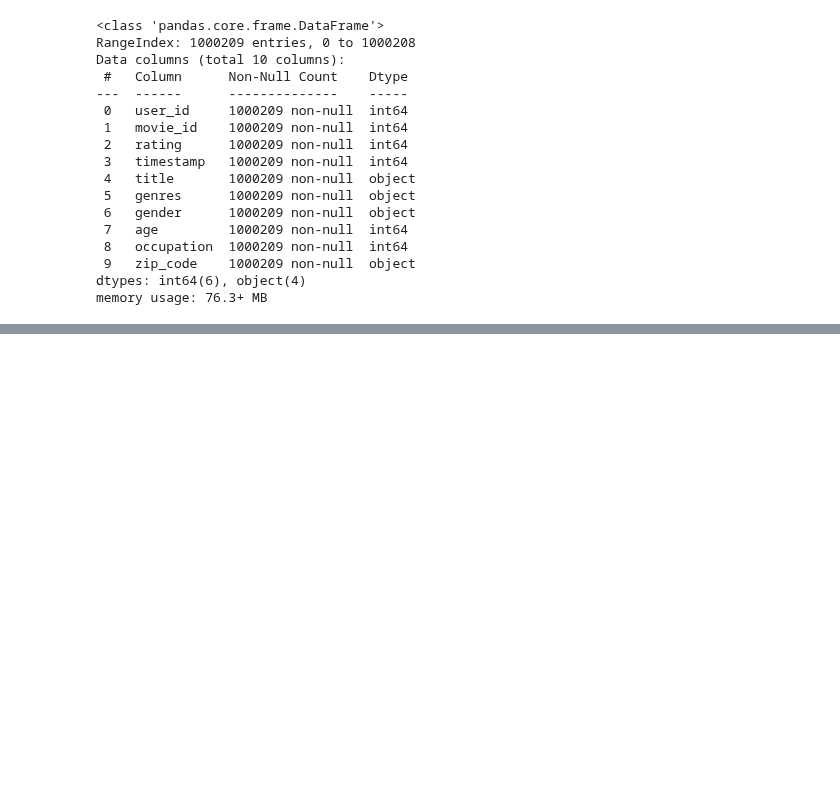
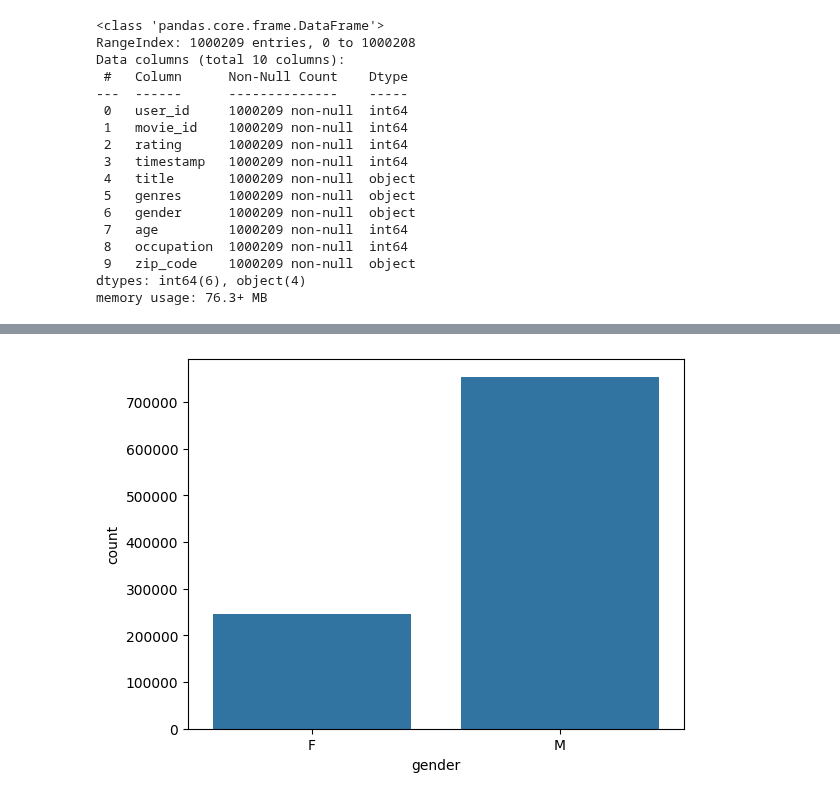
Before and after one commit to JakeOh/202511_BD53, a Jupyter notebook: lab_python/da14_movielens.ipynb, the cells around one changed output, grey strips where cells are left out. Saved outputs shown, nothing was run; the diff lists cells and outputs as text; code cells hidden in the pictures; blank space fills up the shorter version.

```diff
--- a/lab_python/da14_movielens.ipynb
+++ b/lab_python/da14_movielens.ipynb
@@ -190,0 +209,5 @@ memory usage: 76.3+ MB
+# %%
+sns.countplot(data=df, x='gender')
+plt.show()
+# %% [output]
+[figure, added]
```
Also changed, not shown: parts of 14 cells of this notebook.
